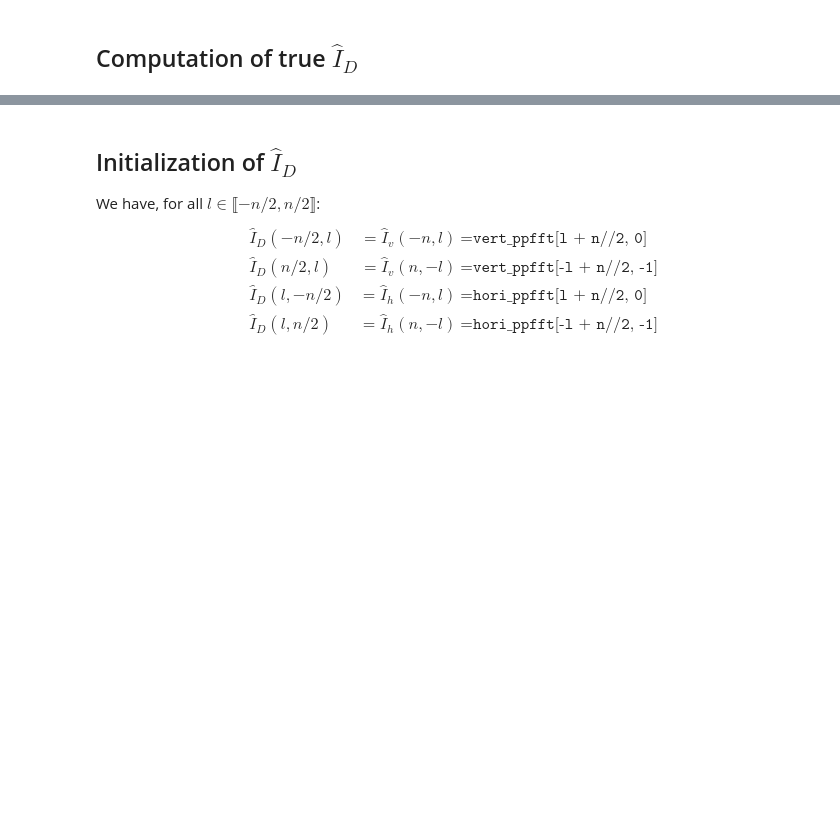
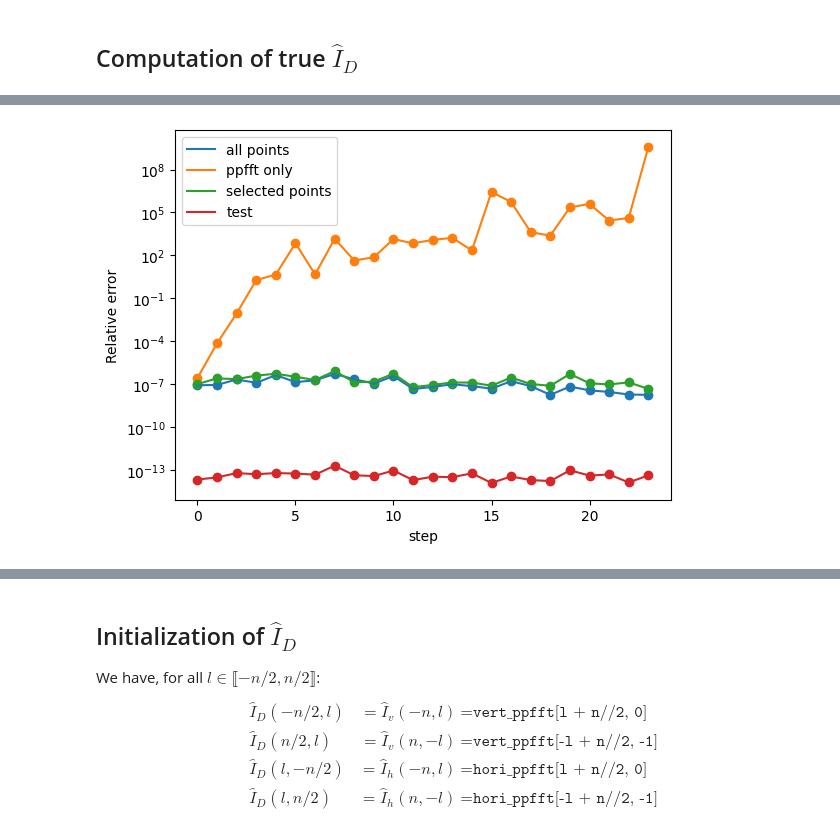
Before and after one commit to Loris0/ppfft, a Jupyter notebook: onion_peeling.ipynb, the cells around one changed output, grey strips where cells are left out. Saved outputs shown, nothing was run; the diff lists cells and outputs as text; code cells hidden in the pictures; blank space fills up the shorter version.

```diff
--- a/onion_peeling.ipynb
+++ b/onion_peeling.ipynb
@@ -149,0 +144,17 @@ np.max(np.abs(true_Id - test_true_Id(im)))
+# %%
+def find_closest_negative(y, n):
+    m = 2 * n + 1
+    target = - 4 * np.pi * np.arange(-(n//2), n//2) / m
+    return np.argmin(np.abs(y[:, None] - target[None, :]), axis=0)
+
+
+def find_closest_positive(y, n):
+    m = 2 * n + 1
+    target = - 4 * np.pi * np.arange(-(n//2) + 1, n//2 + 1) / m
+    return np.argmin(np.abs(y[:, None] - target[None, :]), axis=0)
+
+
+def find_closest(y, n):
+    m = 2 * n + 1
+    target = - 4 * np.pi * np.arange(-(n//2), n//2 + 1) / m
+    return np.argmin(np.abs(y[:, None] - target[None, :]), axis=0)
@@ -149,0 +163,71 @@ np.max(np.abs(true_Id - test_true_Id(im)))
+# %%
+n = 50
+half_n = n//2
+m = 2 * n + 1
+im = np.random.rand(n, n)
+hori_ppfft, vert_ppfft = ppfft(im)
+true_Id = compute_true_Id(im)
+
+errs = []
+errs_ppfft_only = []
+errs_selected = []
+errs_test = []
+
+for k in range(-(n//2) + 1, 0):
+    true_k = k + n//2
+
+    true_alpha = np.einsum(
+        "uv,u->v", im, np.exp(-2j * np.pi * 2 * k * np.arange(-(n//2), n//2) / m))
+
+    known_ppfft = vert_ppfft[:, 2 * k + n]
+    y_ppfft = 8 * np.pi * k * np.arange(-half_n, half_n + 1) / (n * m)
+
+    known_I_D_left = true_Id[true_k, :true_k]
+    y_left = - 4 * np.pi * np.arange(-half_n, k) / m
+
+    known_I_D_right = true_Id[true_k, -true_k:][::-1]
+    y_right = 4 * np.pi * np.arange(-half_n, k) / m
+
+    known_samples = np.concatenate(
+        (known_I_D_left, known_ppfft, known_I_D_right))
+
+    y = np.concatenate((y_left, y_ppfft, y_right))
+
+    alpha = compute_alpha(y, n, known_samples)
+
+    index_to_remove = find_closest(y, n)
+    known_samples = np.take(known_samples, index_to_remove)
+    y = np.take(y, index_to_remove)
+
+    alpha_selected = compute_alpha(y, n, known_samples)
+
+    alpha_ppfft_only = compute_alpha(y_ppfft, n, known_ppfft)
+
+    errs.append(np.max(np.abs(true_alpha - alpha) / np.abs(true_alpha)))
+
+    errs_ppfft_only.append(
+        np.max(np.abs(true_alpha - alpha_ppfft_only) / np.abs(true_alpha)))
+
+    errs_selected.append(
+        np.max(np.abs(true_alpha - alpha_selected) / np.abs(true_alpha)))
+
+    true_samples = true_Id[true_k]
+    true_positions = - 4 * np.pi * np.arange(-(n//2), n//2 + 1) / m
+    test_true_alpha = compute_alpha(true_positions, n, true_samples)
+    errs_test.append(
+        np.max(np.abs(test_true_alpha - true_alpha) / np.abs(true_alpha)))
+
+plt.scatter(np.arange(len(errs)), errs)
+plt.plot(errs, label="all points")
+plt.scatter(np.arange(len(errs_ppfft_only)), errs_ppfft_only)
+plt.plot(errs_ppfft_only, label="ppfft only")
+plt.scatter(np.arange(len(errs_selected)), errs_selected)
+plt.plot(errs_selected, label="selected points")
+plt.scatter(np.arange(len(errs_test)), errs_test)
+plt.plot(errs_test, label="test")
+plt.legend()
+plt.xlabel("step")
+plt.ylabel("Relative error")
+plt.yscale("log")
+# %% [output]
+[figure, added]
```
Also changed, not shown: parts of 37 cells of this notebook, 2 other files.
